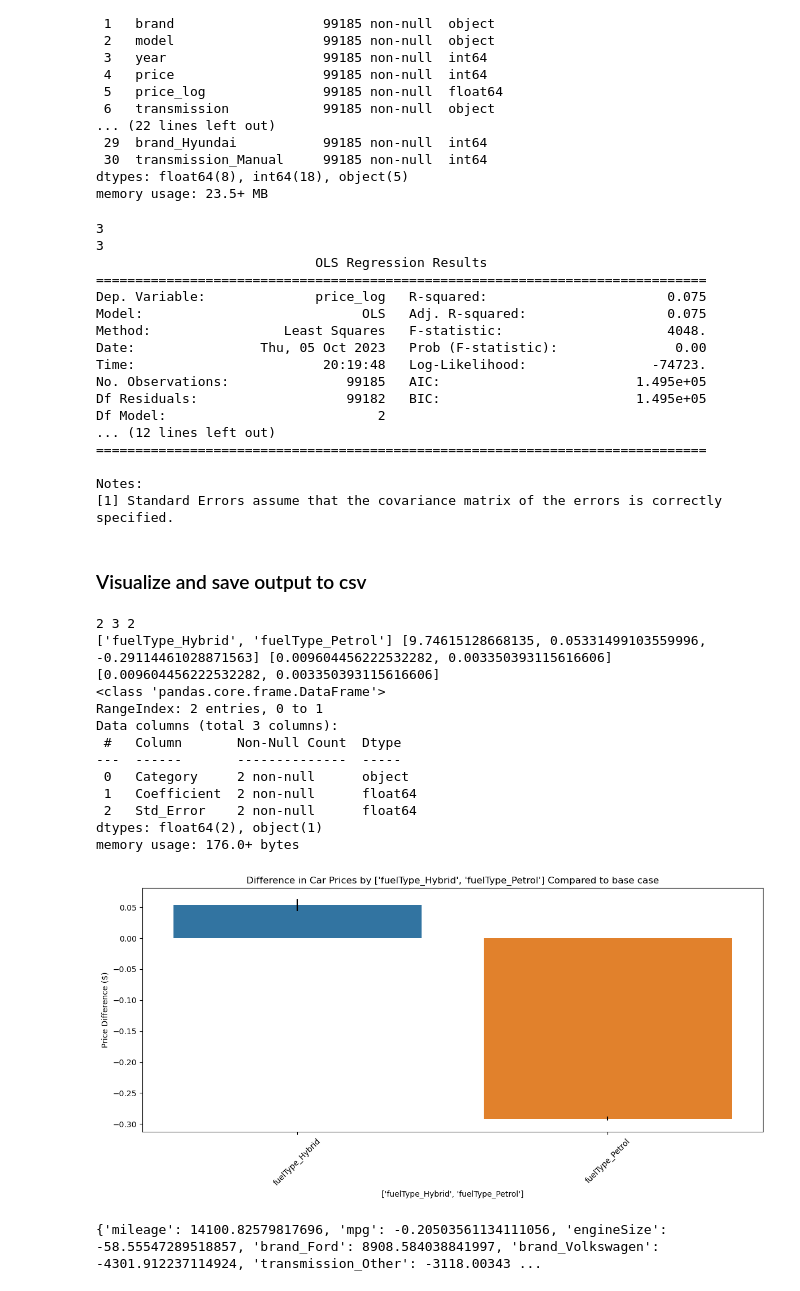
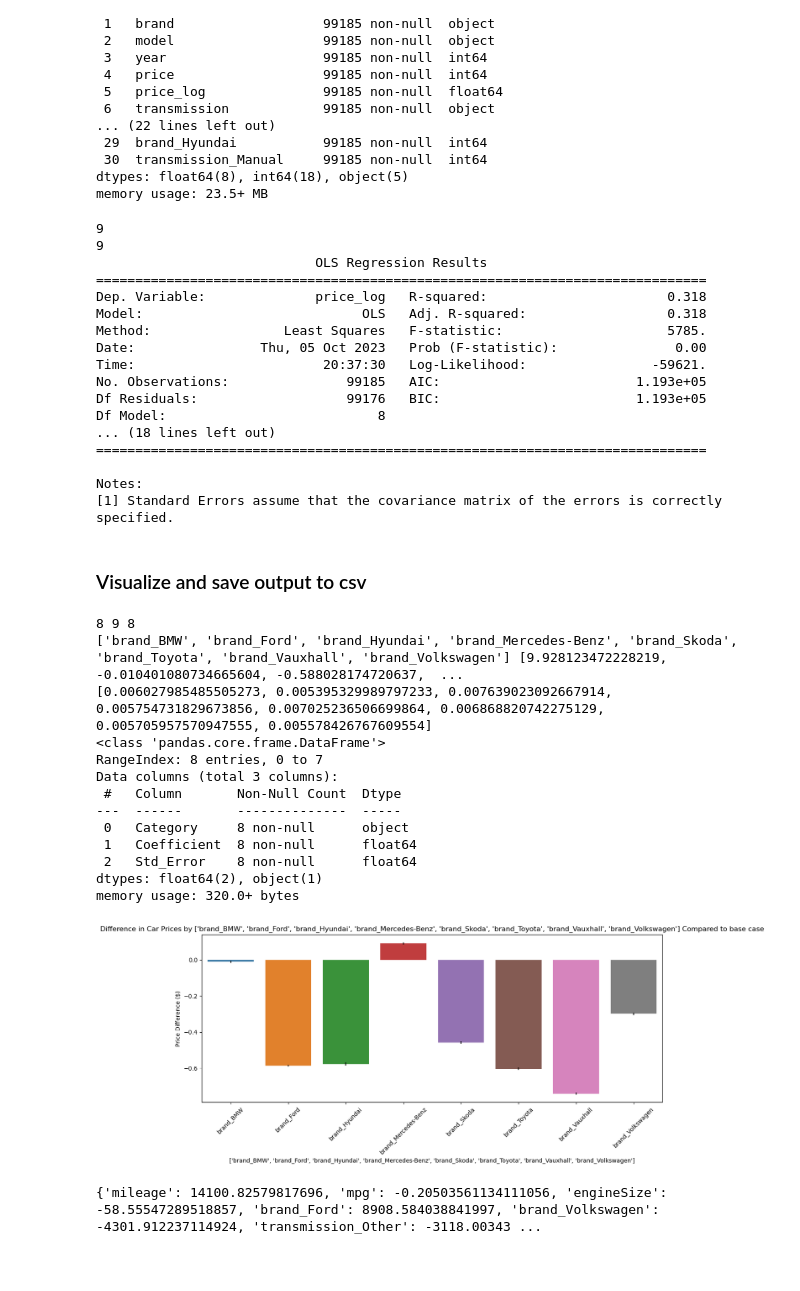
Before and after one commit to j-lepard/Understanding_Used_Car_Prices, a Jupyter notebook: 01.JAMIE.ipynb, the cells around one changed output. Cells and saved outputs as stored; diff of their text form; code cells hidden in the pictures; blank space fills up the shorter version.

Commit message:
Completed discrete analysis of Fuel/brand/trans on price

```diff
--- a/01.JAMIE.ipynb
+++ b/01.JAMIE.ipynb
@@ -399,7 +399,7 @@ fuel_predictors = ['fuelType_Hybrid','fuelType_Petrol']
 transmission_predictors = ['transmission_Semi-Auto','transmission_Manual','transmission_Other']
 
 # Add a constant term (intercept) to the predictors
-X = sm.add_constant(REGRESSION_df_all[fuel_predictors])
+X = sm.add_constant(REGRESSION_df_all[brand_predictors])
 
 # Dependent variable
 y = REGRESSION_df_all['price_log']
@@ -417,19 +417,19 @@ print(len(coefficients))
 # Print the summary of the regression
 print(model.summary())
 # %% [output]
-3
-3
+9
+9
                             OLS Regression Results
 ==============================================================================
-Dep. Variable:              price_log   R-squared:                       0.075
-Model:                            OLS   Adj. R-squared:                  0.075
-Method:                 Least Squares   F-statistic:                     4048.
+Dep. Variable:              price_log   R-squared:                       0.318
+Model:                            OLS   Adj. R-squared:                  0.318
+Method:                 Least Squares   F-statistic:                     5785.
 Date:                Thu, 05 Oct 2023   Prob (F-statistic):               0.00
-Time:                        20:19:48   Log-Likelihood:                -74723.
-No. Observations:               99185   AIC:                         1.495e+05
-Df Residuals:                   99182   BIC:                         1.495e+05
-Df Model:                           2
-... (12 lines left out)
+Time:                        20:37:30   Log-Likelihood:                -59621.
+No. Observations:               99185   AIC:                         1.193e+05
+Df Residuals:                   99176   BIC:                         1.193e+05
+Df Model:                           8
+... (18 lines left out)
 ==============================================================================
 
 Notes:
@@ -441,43 +441,43 @@ import matplotlib.pyplot as plt
 import seaborn as sns
 
 # Coefficients and their standard errors
-category =  fuel_predictors # Include all brands
+category =  brand_predictors # Include all brands
 coefficients_y  = coefficients[1:]# previously created in the OLS model and .tolist. [const_value, audi_coef, bmw_coef, ...]
 errors = std_errors[1:] # Standard errors for coefficients
 print(len(category), len(coefficients), len(errors))
 print(category,coefficients,errors )
 print(errors)
 # Convert to DataFrame
 df_plot = pd.DataFrame({'Category': category, 'Coefficient': coefficients_y, 'Std_Error': errors})
 df_plot.to_csv(f'./data/chart_data/{category}_price_bar_chart_data_with_errors.csv', index=False)
 df_plot.info()
 
 # Create the bar plot
 plt.figure(figsize=(12, 6))
 sns.barplot(x='Category', y='Coefficient', data=df_plot, yerr=errors, capsize=10)
 
 plt.title(f"Difference in Car Prices by {category} Compared to base case")
 plt.ylabel("Price Difference ($)")
 plt.xlabel(f"{category}")
 plt.xticks(rotation=45)
 plt.tight_layout()
 
 plt.show()
 # %% [output]
-2 3 2
-['fuelType_Hybrid', 'fuelType_Petrol'] [9.74615128668135, 0.05331499103559996, -0.29114461028871563] [0.009604456222532282, 0.003350393115616606]
-[0.009604456222532282, 0.003350393115616606]
+8 9 8
+['brand_BMW', 'brand_Ford', 'brand_Hyundai', 'brand_Mercedes-Benz', 'brand_Skoda', 'brand_Toyota', 'brand_Vauxhall', 'brand_Volkswagen'] [9.928123472228219, -0.010401080734665604, -0.588028174720637,  ...
+[0.006027985485505273, 0.005395329989797233, 0.007639023092667914, 0.005754731829673856, 0.007025236506699864, 0.006868820742275129, 0.005705957570947555, 0.005578426767609554]
 <class 'pandas.core.frame.DataFrame'>
-RangeIndex: 2 entries, 0 to 1
+RangeIndex: 8 entries, 0 to 7
 Data columns (total 3 columns):
  #   Column       Non-Null Count  Dtype
 ---  ------       --------------  -----
- 0   Category     2 non-null      object
- 1   Coefficient  2 non-null      float64
- 2   Std_Error    2 non-null      float64
+ 0   Category     8 non-null      object
+ 1   Coefficient  8 non-null      float64
+ 2   Std_Error    8 non-null      float64
 dtypes: float64(2), object(1)
-memory usage: 176.0+ bytes
+memory usage: 320.0+ bytes
-[figure, old version]
+[figure, new version]
 # %%
 ## IGNORE:: Create a dictionary of the coefficients
 
```
Also changed, not shown: 4 other files.
